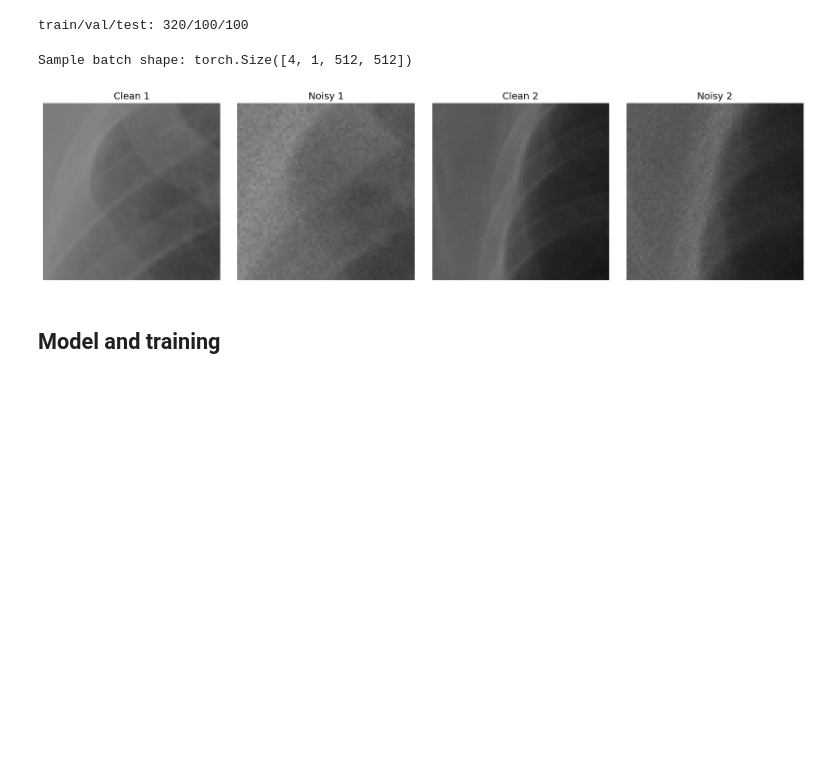
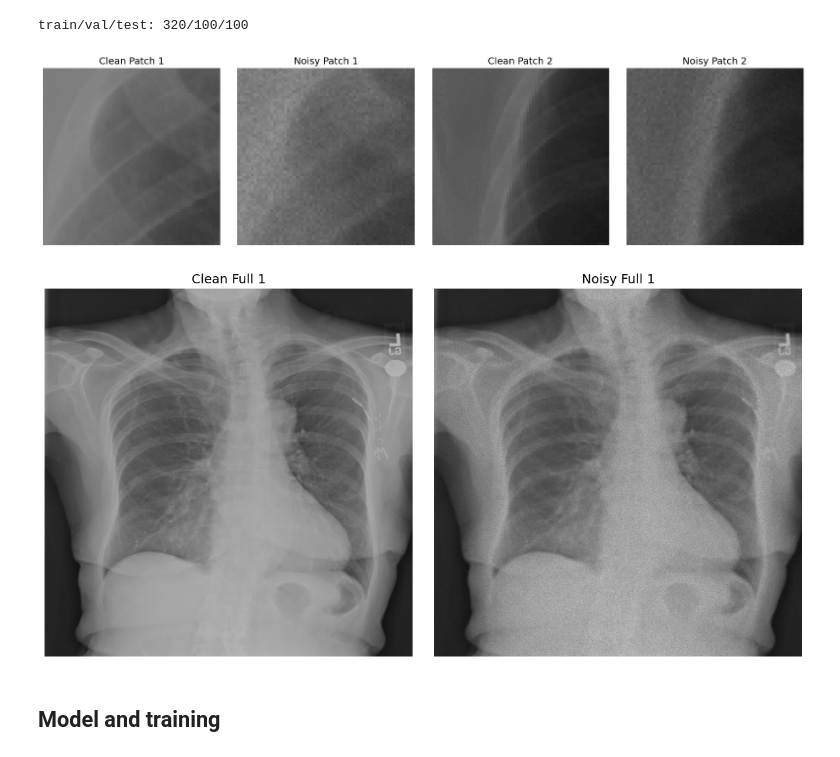
Before and after one commit to morri2/cxr-denoise, a Jupyter notebook: training/train.ipynb, the cells around one changed output. Cells and saved outputs as stored; diff of their text form; code cells hidden in the pictures; blank space fills up the shorter version.

```diff
--- a/training/train.ipynb
+++ b/training/train.ipynb
@@ -111,30 +111,39 @@ train/val/test: 320/100/100
 # %%
 # Noise model
 preproc: PreprocessClean = PreprocessClean() # apply to clean images for ground truth
 noiser: ApplyNoise = ApplyNoise(blur_sigma=1.0) # apply to preproc to get noisy features
 
-sample = next(iter(train_dl))
-print("Sample batch shape:", sample[0].shape)
-
-# Load and transform images named example_01.png to example_06.png
-example_transf = transforms.ToTensor()
-example_patches = [
-    example_transf(Image.open(f"examples/patch_{i:02d}.png").convert("L")) for i in range(1, 7)
-]
+# Examples
+import cxr_plt
+to_tensor = transforms.ToTensor()
 
 # Example Patches
-example_patch_batch = torch.stack(example_patches).to(device)  # shape: (6, 1, H, W)
-import cxr_plt
+example_patch_batch = torch.stack(
+    [to_tensor(Image.open(f"examples/patch_{i:02d}.png").convert("L")) for i in range(1, 7)]
+    ).to(device)
 
-example_clean = preproc(example_patch_batch)
-example_noisy = noiser(example_clean)
+
+example_patch_clean = preproc(example_patch_batch)
+example_patch_noisy = noiser(example_patch_clean)
 
 cxr_plt.plot_cxr_images(
-    [example_clean[0], example_noisy[0], example_clean[1], example_noisy[1]],
-    ["Clean 1", "Noisy 1", "Clean 2", "Noisy 2"], figsize=(4*4, 4))
+    [example_patch_clean[0], example_patch_noisy[0], example_patch_clean[1], example_patch_noisy[1]],
+    ["Clean Patch 1", "Noisy Patch 1", "Clean Patch 2", "Noisy Patch 2"], figsize=(4*4, 4))
+
+# Example Full
+example_full_batch = torch.stack(
+    [to_tensor(Image.open(f"examples/full_{i:02d}.png").convert("L")) for i in range(1, 3)]
+    ).to(device)
+
+example_full_clean = preproc(example_full_batch)
+example_full_noisy = noiser(example_full_clean)
+
+cxr_plt.plot_cxr_images(
+    [example_full_clean[0], example_full_noisy[0]],
+    ["Clean Full 1", "Noisy Full 1"], figsize=(6*2, 6))
 # %% [output]
-Sample batch shape: torch.Size([4, 1, 512, 512])
-[figure, old version]
+[figure, new version]
+[figure, added]
 # %% [markdown]
 ## Model and training
 # %%
```
Also changed, not shown: parts of 6 cells of this notebook, 17 other files.
